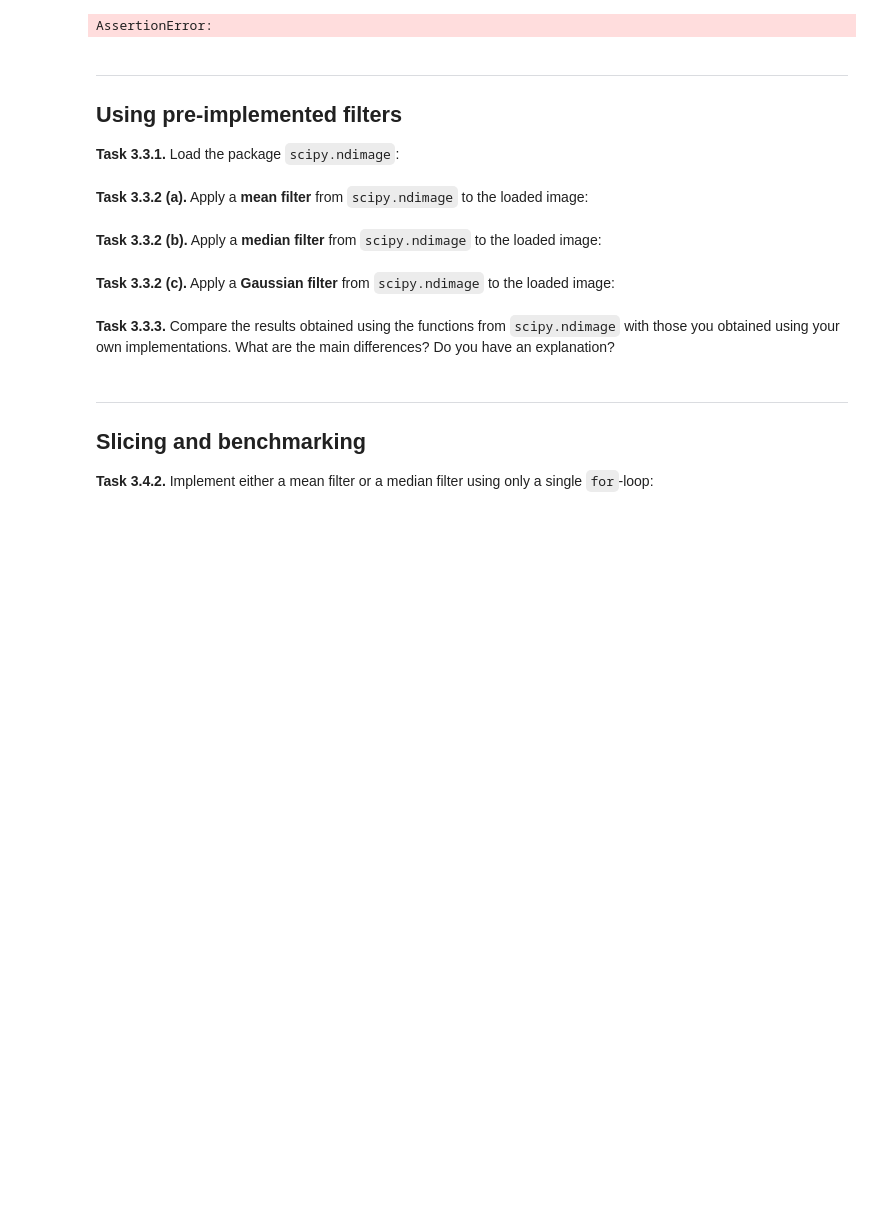
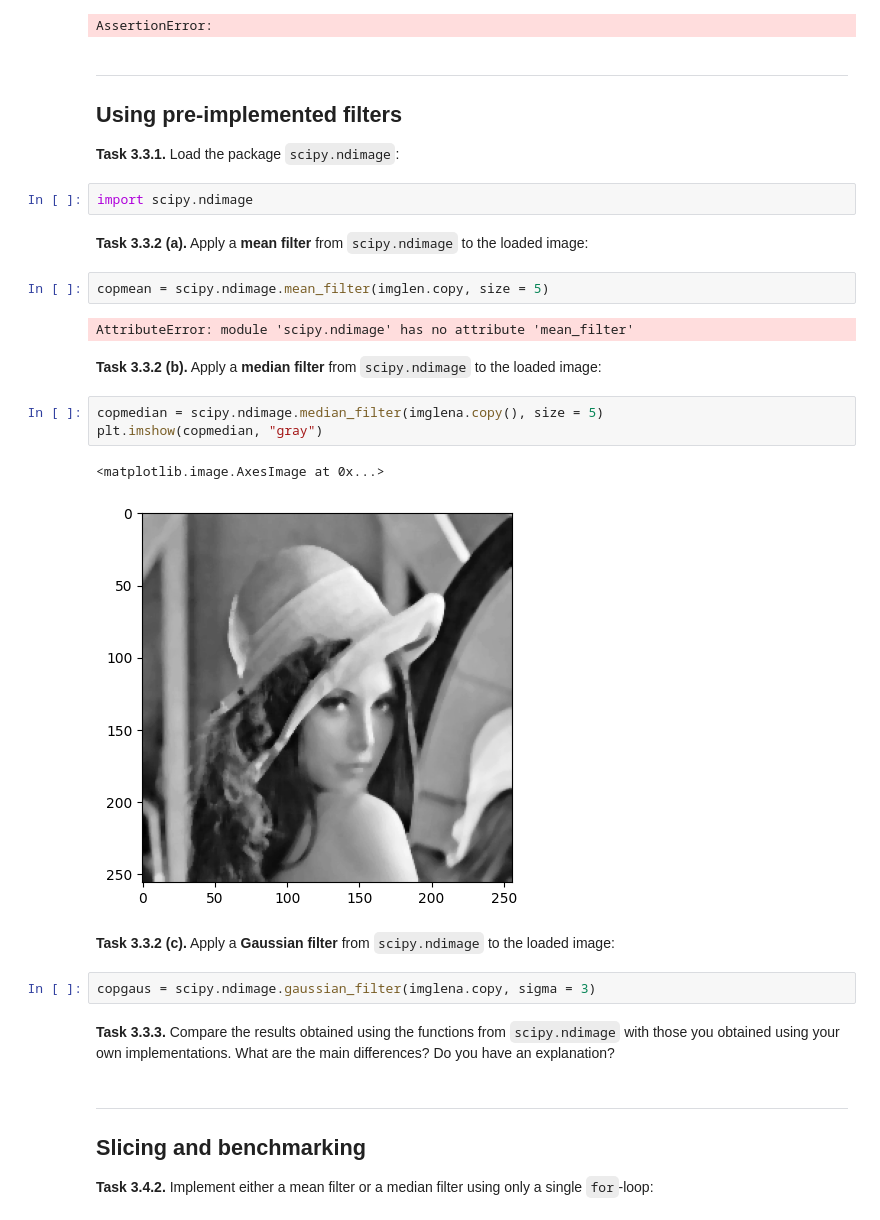
Before and after one commit to elisabeth-werner/mobi-fs3-python, a Jupyter notebook: task3.ipynb, the cells around one changed output. Saved outputs shown, nothing was run; the diff lists cells and outputs as text; blank space fills up the shorter version.

```diff
--- a/task3.ipynb
+++ b/task3.ipynb
@@ -91,12 +91,26 @@ AssertionError:
 ## Using pre-implemented filters
 
 **<a id="#">Task 3.3.1.</a>** Load the package `scipy.ndimage`:
+# %%
+import scipy.ndimage
 # %% [markdown]
 **<a id="#">Task 3.3.2 (a).</a>** Apply a **mean filter** from `scipy.ndimage` to the loaded image:
+# %%
+copmean = scipy.ndimage.mean_filter(imglen.copy, size = 5)
+# %% [output]
+AttributeError: module 'scipy.ndimage' has no attribute 'mean_filter'
 # %% [markdown]
 **<a id="#">Task 3.3.2 (b).</a>** Apply a **median filter** from `scipy.ndimage` to the loaded image:
+# %%
+copmedian = scipy.ndimage.median_filter(imglena.copy(), size = 5)
+plt.imshow(copmedian, "gray")
+# %% [output]
+<matplotlib.image.AxesImage at 0x...>
+[figure, added]
 # %% [markdown]
 **<a id="#">Task 3.3.2 (c).</a>** Apply a **Gaussian filter** from `scipy.ndimage` to the loaded image:
+# %%
+copgaus = scipy.ndimage.gaussian_filter(imglena.copy, sigma = 3)
 # %% [markdown]
 **<a id="#">Task 3.3.3.</a>** Compare the results obtained using the functions from `scipy.ndimage` with those you obtained using your own implementations. What are the main differences? Do you have an explanation?
 # %% [markdown]
```
Also changed, not shown: 1 other file.
